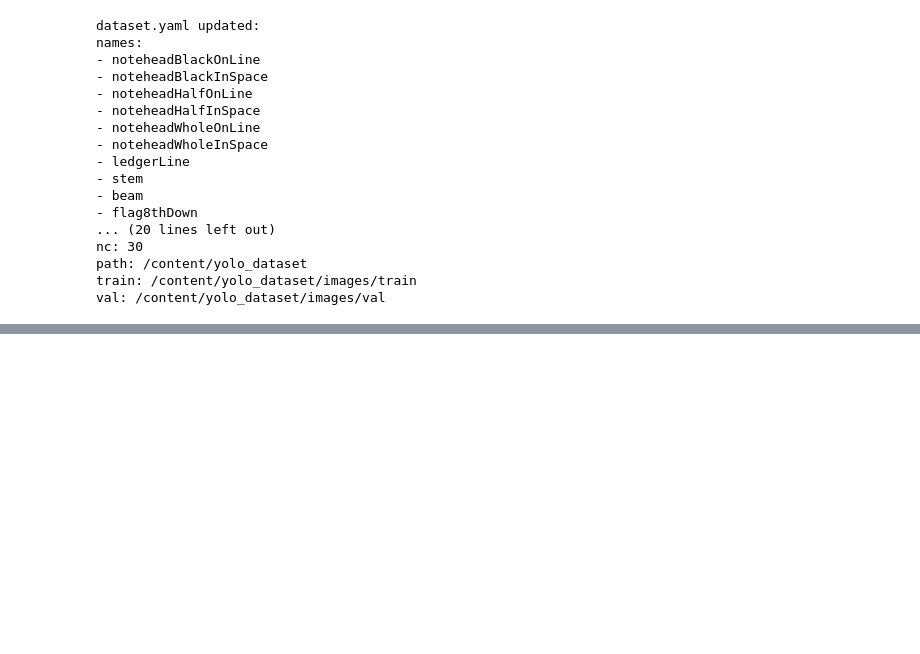
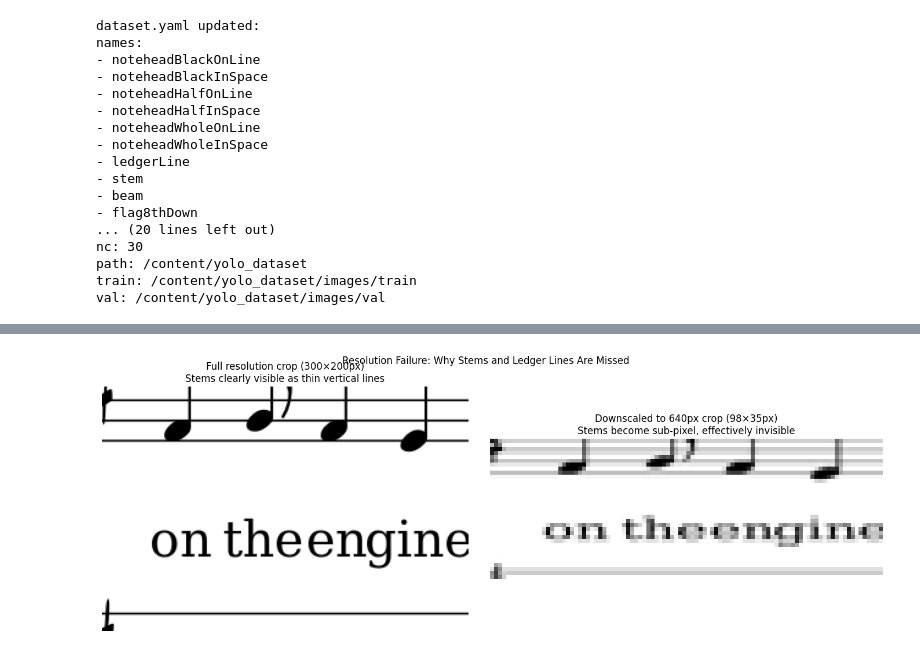
Before and after one commit to samyu-vakkalanka/Sheet_Music_Reader, a Jupyter notebook: notebooks/cnn_baseline.ipynb, the cells around one changed output, grey strips where cells are left out. Cells and saved outputs as stored; diff of their text form; code cells hidden in the pictures; blank space fills up the shorter version.

```diff
--- a/notebooks/cnn_baseline.ipynb
+++ b/notebooks/cnn_baseline.ipynb
@@ -104,0 +255,40 @@ Starting training for 50 epochs...
+# %%
+# Visualize the scale problem — show a crop of stems/ledger lines at full res vs resized
+from PIL import Image
+import numpy as np
+import matplotlib.pyplot as plt
+
+img_full = np.array(Image.open(
+    f'/content/yolo_dataset/images/val/{val_imgs[0]}').convert('L'))
+img_small = np.array(Image.open(
+    f'/content/yolo_dataset/images/val/{val_imgs[0]}').convert('L').resize((640, 480)))
+
+# Crop a small region showing stems at full res vs downscaled
+# Pick a region with dense notes — upper left staff area
+crop_full = img_full[150:350, 200:500]
+# Same region proportionally in downscaled image
+scale_x = 640 / img_full.shape[1]
+scale_y = 480 / img_full.shape[0]
+crop_small = img_small[
+    int(150*scale_y):int(350*scale_y),
+    int(200*scale_x):int(500*scale_x)
+]
+
+fig, axes = plt.subplots(1, 2, figsize=(14, 5))
+axes[0].imshow(crop_full, cmap='gray')
+axes[0].set_title(f'Full resolution crop ({crop_full.shape[1]}×{crop_full.shape[0]}px)\n'
+                  f'Stems clearly visible as thin vertical lines')
+axes[0].axis('off')
+
+axes[1].imshow(crop_small, cmap='gray')
+axes[1].set_title(f'Downscaled to 640px crop ({crop_small.shape[1]}×{crop_small.shape[0]}px)\n'
+                  f'Stems become sub-pixel, effectively invisible')
+axes[1].axis('off')
+
+plt.suptitle('Resolution Failure: Why Stems and Ledger Lines Are Missed', fontsize=12)
+plt.tight_layout()
+plt.savefig('/content/drive/MyDrive/sheet_music_reader/yolo_resolution_failure.png',
+            dpi=150, bbox_inches='tight')
+plt.show()
+# %% [output]
+[figure, added]
```
Also changed, not shown: parts of 5 cells of this notebook, 4 other files.
